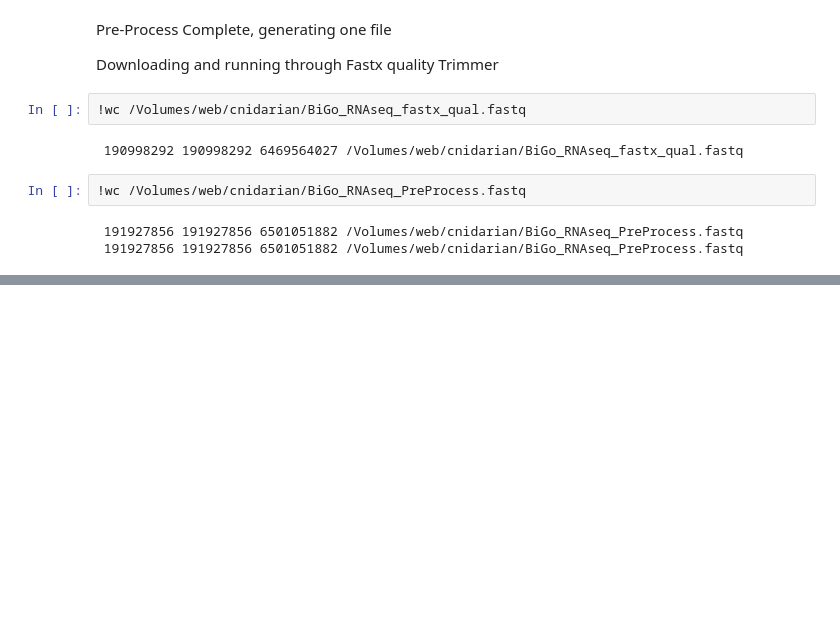
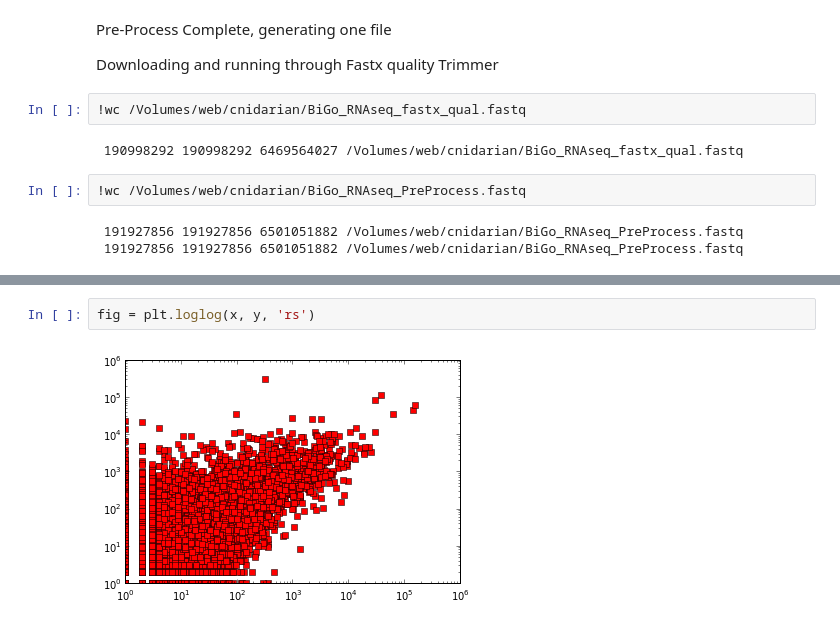
Before and after one commit to sr320/ipython_nb, a Jupyter notebook: BiGo_RNAseq.ipynb, the cells around one changed output, grey strips where cells are left out. Cells and saved outputs as stored; diff of their text form; blank space fills up the shorter version.

```diff
--- a/BiGo_RNAseq.ipynb
+++ b/BiGo_RNAseq.ipynb
@@ -617,0 +725,4 @@ Downloading and running through Fastx quality Trimmer
+# %%
+fig = plt.loglog(x, y, 'rs')
+# %% [output]
+[figure, added]
```
Also changed, not shown: parts of 22 cells of this notebook, 3 other files.
